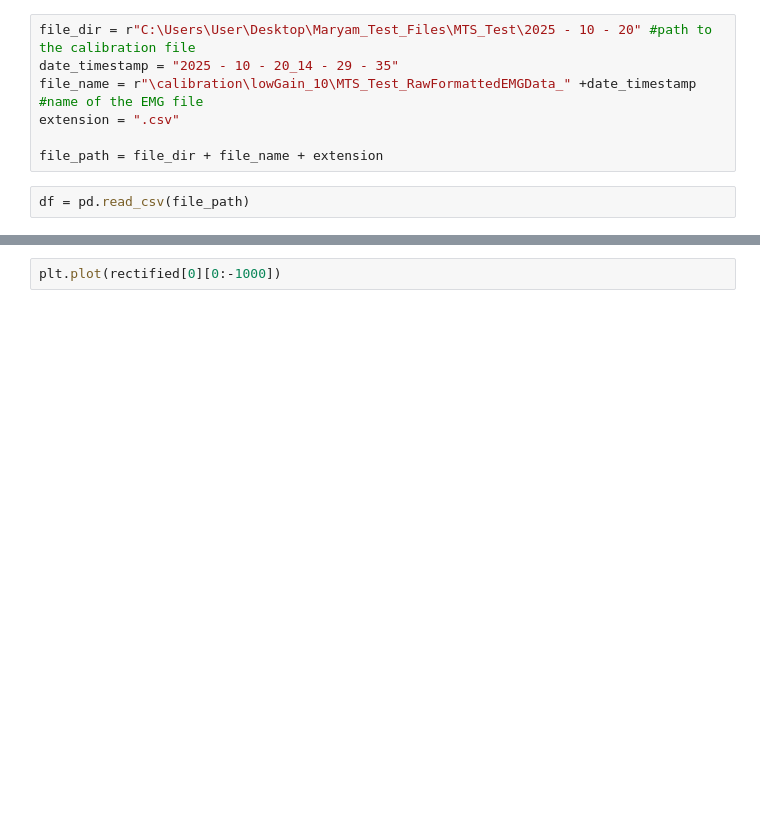
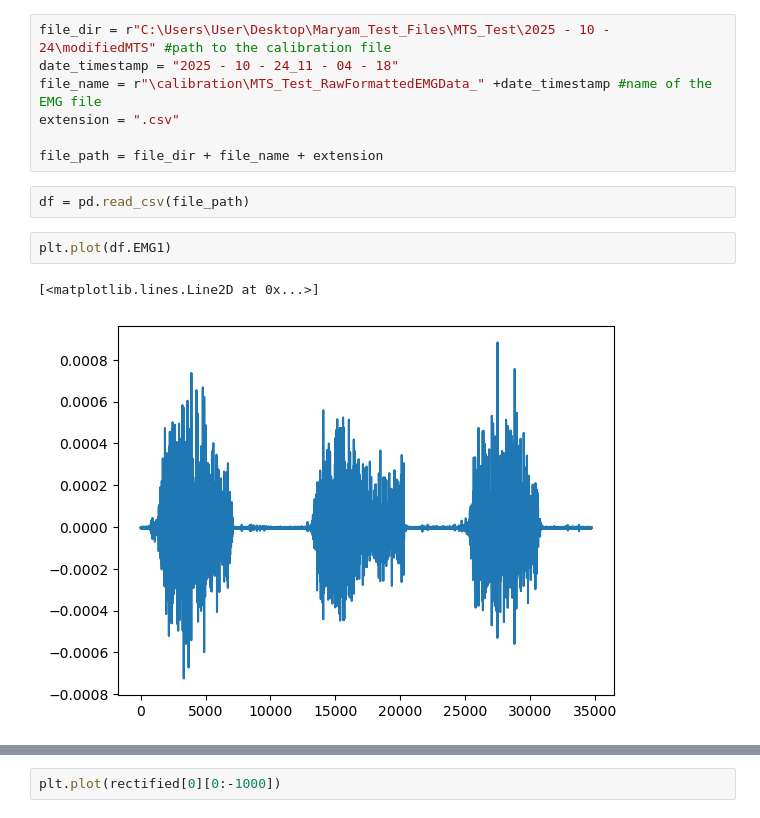
Before and after one commit to uw-herron-lab/OMNI-BIC-DEVELOPMENT, a Jupyter notebook: calibration_processing/calibration_notebook.ipynb, the cells around one changed output, grey strips where cells are left out. Drawn from its saved outputs; the diff is of its cells as text; blank space fills up the shorter version.

```diff
--- a/calibration_processing/calibration_notebook.ipynb
+++ b/calibration_processing/calibration_notebook.ipynb
@@ -8,12 +8,17 @@ import os
 
 from calibration import load_data, separate_ch_sig, rectify, bandpass_filter, lowpass_filter
 # %%
-file_dir = r"C:\Users\User\Desktop\Maryam_Test_Files\MTS_Test\2025 - 10 - 20" #path to the calibration file
-date_timestamp = "2025 - 10 - 20_14 - 29 - 35"
-file_name = r"\calibration\lowGain_10\MTS_Test_RawFormattedEMGData_" +date_timestamp #name of the EMG file
+file_dir = r"C:\Users\User\Desktop\Maryam_Test_Files\MTS_Test\2025 - 10 - 24\modifiedMTS" #path to the calibration file
+date_timestamp = "2025 - 10 - 24_11 - 04 - 18"
+file_name = r"\calibration\MTS_Test_RawFormattedEMGData_" +date_timestamp #name of the EMG file
 extension = ".csv"
 
 file_path = file_dir + file_name + extension
 # %%
 df = pd.read_csv(file_path)
+# %%
+plt.plot(df.EMG1)
+# %% [output]
+[<matplotlib.lines.Line2D at 0x...>]
+[figure, added]
 # %%
```
Also changed, not shown: parts of 2 cells of this notebook, 2 other files.
